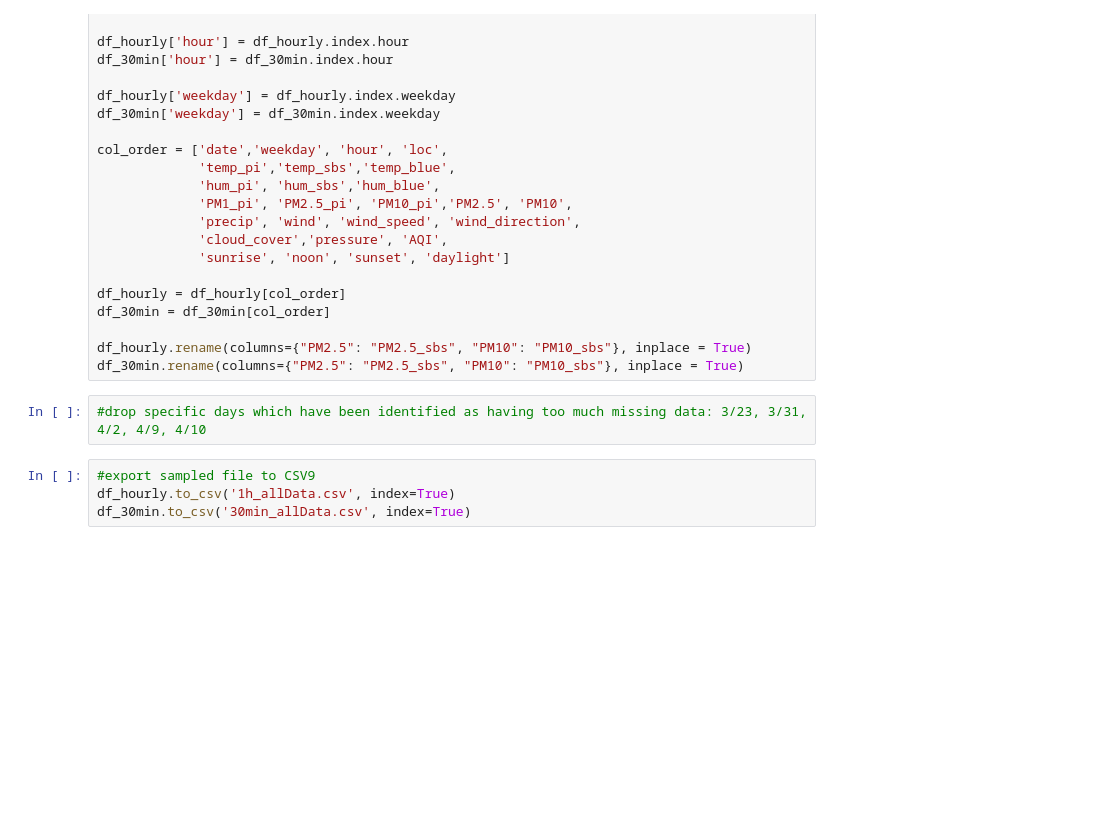
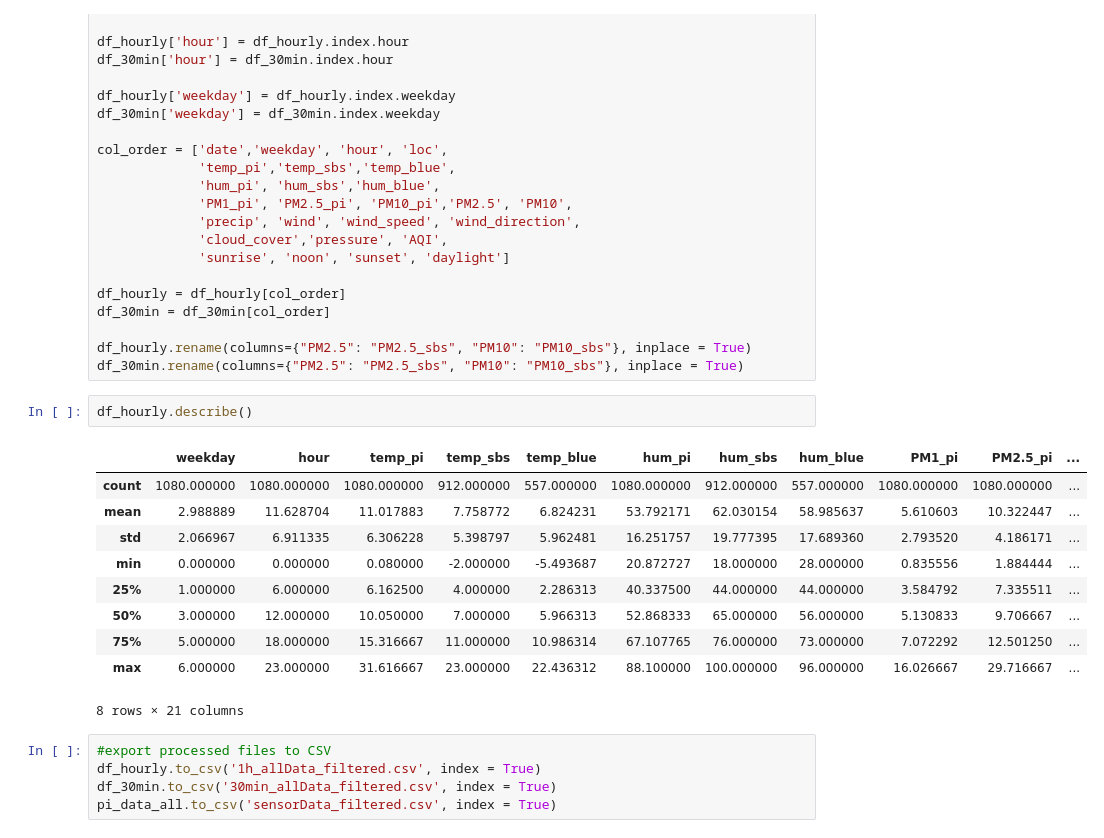
Before and after one commit to p-lothaller/Air-Quality-Forecast-Challenge, a Jupyter notebook: data/processing/airdata_cleaning.ipynb, the cells around one changed output. Saved outputs shown, nothing was run; the diff lists cells and outputs as text; blank space fills up the shorter version.

```diff
--- a/data/processing/airdata_cleaning.ipynb
+++ b/data/processing/airdata_cleaning.ipynb
@@ -174,10 +177,22 @@ df_30min = df_30min[col_order]
 
 df_hourly.rename(columns={"PM2.5": "PM2.5_sbs", "PM10": "PM10_sbs"}, inplace = True)
 df_30min.rename(columns={"PM2.5": "PM2.5_sbs", "PM10": "PM10_sbs"}, inplace = True)
-# %%
-#drop specific days which have been identified as having too much missing data: 3/23, 3/31, 4/2, 4/9, 4/10
+# %%
+df_hourly.describe()
+# %% [output]
+|  | weekday | hour | temp_pi | temp_sbs | temp_blue | hum_pi | hum_sbs | hum_blue | PM1_pi | PM2.5_pi | ... |
+| count | 1080.000000 | 1080.000000 | 1080.000000 | 912.000000 | 557.000000 | 1080.000000 | 912.000000 | 557.000000 | 1080.000000 | 1080.000000 | ... |
+| mean | 2.988889 | 11.628704 | 11.017883 | 7.758772 | 6.824231 | 53.792171 | 62.030154 | 58.985637 | 5.610603 | 10.322447 | ... |
+| std | 2.066967 | 6.911335 | 6.306228 | 5.398797 | 5.962481 | 16.251757 | 19.777395 | 17.689360 | 2.793520 | 4.186171 | ... |
+| min | 0.000000 | 0.000000 | 0.080000 | -2.000000 | -5.493687 | 20.872727 | 18.000000 | 28.000000 | 0.835556 | 1.884444 | ... |
+| 25% | 1.000000 | 6.000000 | 6.162500 | 4.000000 | 2.286313 | 40.337500 | 44.000000 | 44.000000 | 3.584792 | 7.335511 | ... |
+| 50% | 3.000000 | 12.000000 | 10.050000 | 7.000000 | 5.966313 | 52.868333 | 65.000000 | 56.000000 | 5.130833 | 9.706667 | ... |
+| 75% | 5.000000 | 18.000000 | 15.316667 | 11.000000 | 10.986314 | 67.107765 | 76.000000 | 73.000000 | 7.072292 | 12.501250 | ... |
+| max | 6.000000 | 23.000000 | 31.616667 | 23.000000 | 22.436312 | 88.100000 | 100.000000 | 96.000000 | 16.026667 | 29.716667 | ... |
+8 rows × 21 columns
 # %%
-#export sampled file to CSV9
-df_hourly.to_csv('1h_allData.csv', index=True)
-df_30min.to_csv('30min_allData.csv', index=True)
+#export processed files to CSV
+df_hourly.to_csv('1h_allData_filtered.csv', index = True)
+df_30min.to_csv('30min_allData_filtered.csv', index = True)
+pi_data_all.to_csv('sensorData_filtered.csv', index = True)
 # %%
```
Also changed, not shown: parts of 4 cells of this notebook, 11 other files.
